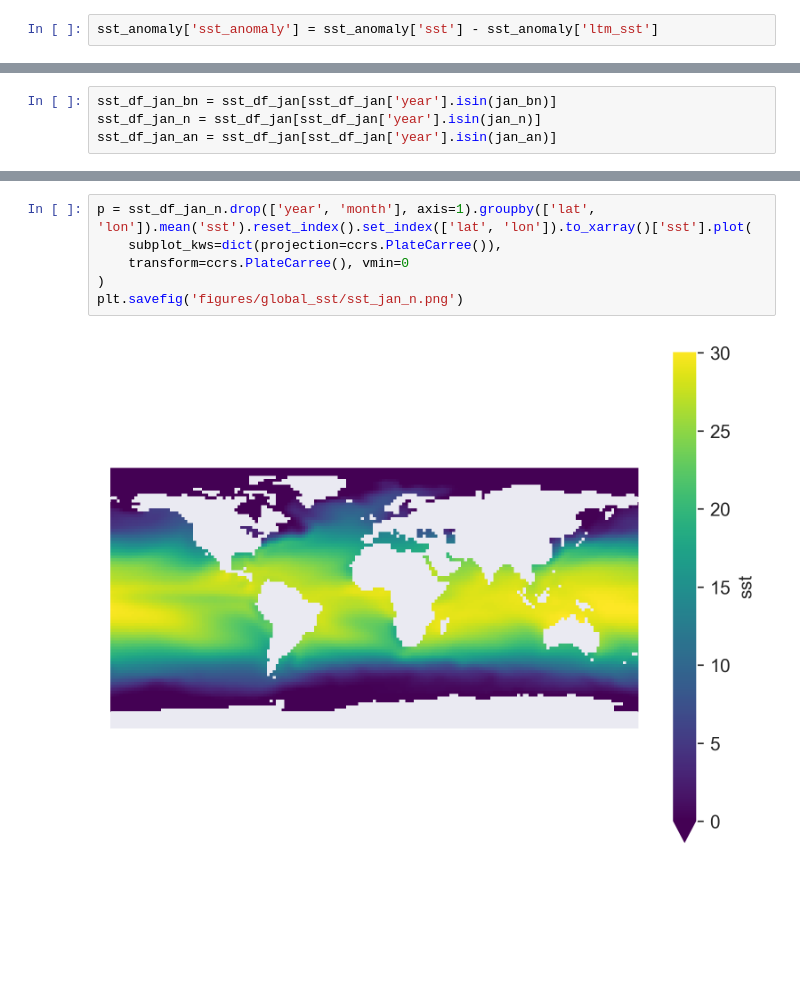
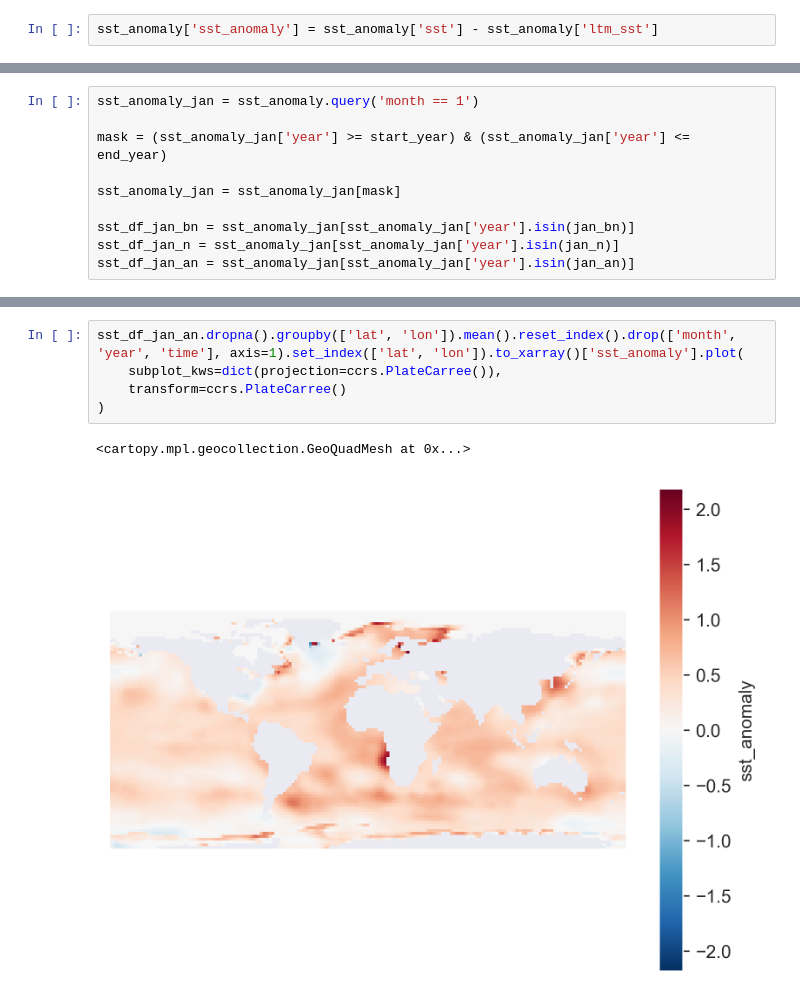
Before and after one commit to yatli24/CHC, a Jupyter notebook: Jupyter notebooks/sst.ipynb, the cells around one changed output, grey strips where cells are left out. Drawn from its saved outputs; the diff is of its cells as text; blank space fills up the shorter version.

```diff
--- a/Jupyter notebooks/sst.ipynb
+++ b/Jupyter notebooks/sst.ipynb
@@ -104,4 +100,10 @@ ValueError: cannot convert a DataFrame with a non-unique MultiIndex into xarray
 # %%
-sst_df_jan_bn = sst_df_jan[sst_df_jan['year'].isin(jan_bn)]
-sst_df_jan_n = sst_df_jan[sst_df_jan['year'].isin(jan_n)]
-sst_df_jan_an = sst_df_jan[sst_df_jan['year'].isin(jan_an)]
+sst_anomaly_jan = sst_anomaly.query('month == 1')
+
+mask = (sst_anomaly_jan['year'] >= start_year) & (sst_anomaly_jan['year'] <= end_year)
+
+sst_anomaly_jan = sst_anomaly_jan[mask]
+
+sst_df_jan_bn = sst_anomaly_jan[sst_anomaly_jan['year'].isin(jan_bn)]
+sst_df_jan_n = sst_anomaly_jan[sst_anomaly_jan['year'].isin(jan_n)]
+sst_df_jan_an = sst_anomaly_jan[sst_anomaly_jan['year'].isin(jan_an)]
@@ -116,8 +110,8 @@ plt.savefig('figures/global_sst/sst_jan_bn.png')
-# %%
-p = sst_df_jan_n.drop(['year', 'month'], axis=1).groupby(['lat', 'lon']).mean('sst').reset_index().set_index(['lat', 'lon']).to_xarray()['sst'].plot(
-    subplot_kws=dict(projection=ccrs.PlateCarree()),
-    transform=ccrs.PlateCarree(), vmin=0
-)
-plt.savefig('figures/global_sst/sst_jan_n.png')
-# %% [output]
-[figure, removed]
+# %%
+sst_df_jan_an.dropna().groupby(['lat', 'lon']).mean().reset_index().drop(['month', 'year', 'time'], axis=1).set_index(['lat', 'lon']).to_xarray()['sst_anomaly'].plot(
+    subplot_kws=dict(projection=ccrs.PlateCarree()),
+    transform=ccrs.PlateCarree()
+)
+# %% [output]
+<cartopy.mpl.geocollection.GeoQuadMesh at 0x...>
+[figure, added]
```
Also changed, not shown: parts of 8 cells of this notebook, 1 other file.
